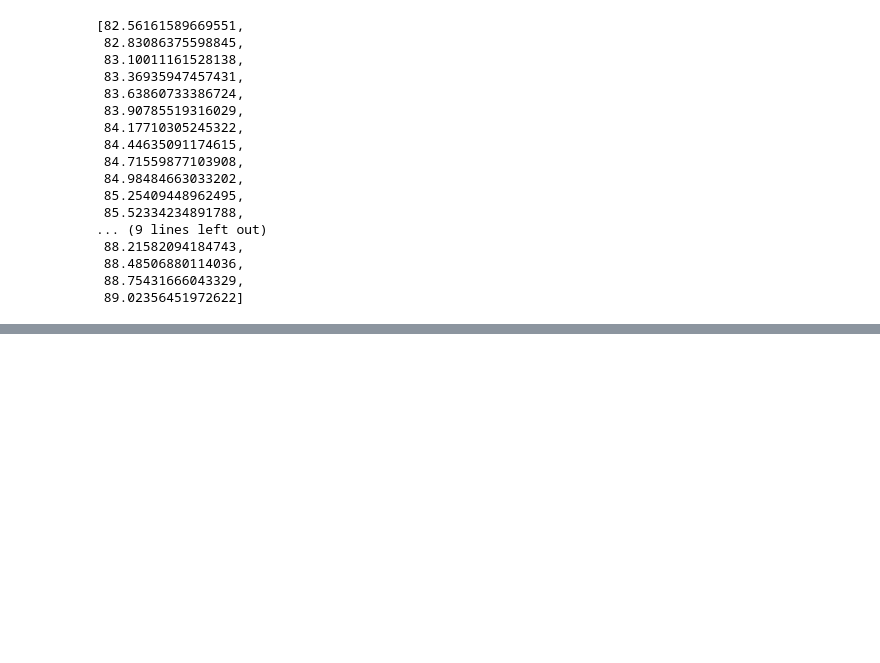
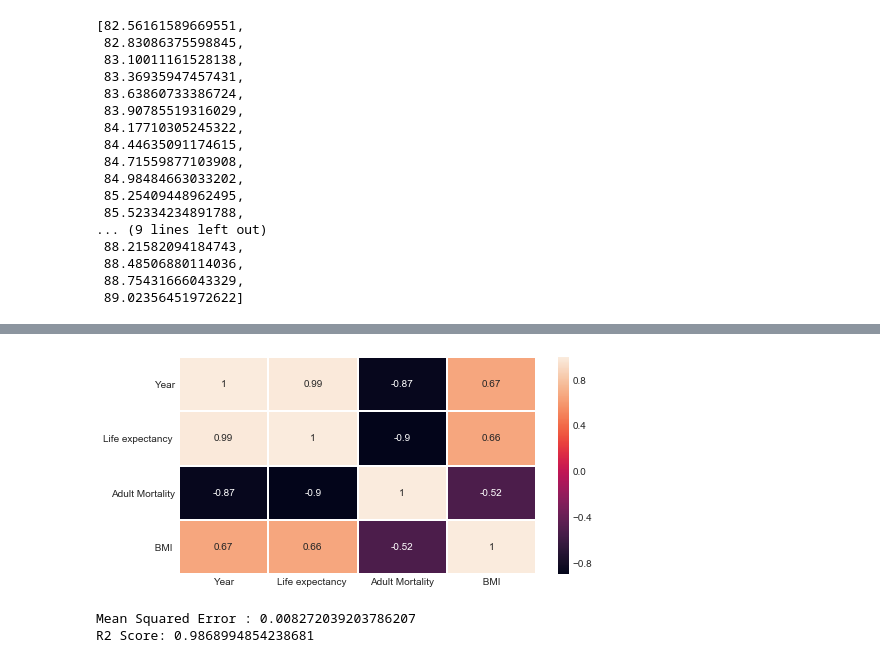
Before and after one commit to santhoshpullela/TheVulcanSalute, a Jupyter notebook: newpred.ipynb, the cells around one changed output, grey strips where cells are left out. Cells and saved outputs as stored; diff of their text form; code cells hidden in the pictures; blank space fills up the shorter version.

```diff
--- a/newpred.ipynb
+++ b/newpred.ipynb
@@ -168,0 +171,6 @@ plt.show()
+# %%
+full_data = pd.read_csv('data/Life Expectancy Data 1.csv')
+full_data_usa = full_data.loc[full_data['Country'] == 'United States of America']
+# Get prediction dataset
+prediction_data_usa = full_data_usa[['Year','Life expectancy ','Adult Mortality',' BMI ']]
+prediction_data_usa.head()
@@ -168,0 +184,7 @@ plt.show()
+# %%
+#Correlation Plot to see if we can see any major indicators that effect life expectancy
+plt.figure(figsize=(8,4))
+sns.heatmap(prediction_data_usa.corr(),annot=True,linewidths=1.0)
+plt.savefig('images/correlationplot.png')
+# %% [output]
+[figure, added]
@@ -168,0 +195,16 @@ plt.show()
+# %%
+# Train the model and predictions
+X_train, X_test, y_train, y_test = train_test_split(X_pred, y_pred, test_size= 0.4,random_state=5)
+model = LinearRegression()
+model.fit(X_train, y_train)
+predictions= model.predict(X_test)
+
+# Calculate MSE and R2 value
+from sklearn.metrics import mean_squared_error, r2_score
+mse = mean_squared_error(y_test, predictions)
+R2 = r2_score(y_test,predictions)
+print("Mean Squared Error : " + str(mse))
+print("R2 Score: " + str(R2))
+# %% [output]
+Mean Squared Error : 0.008272039203786207
+R2 Score: 0.9868994854238681
```
Also changed, not shown: parts of 6 cells of this notebook, 4 other files.
